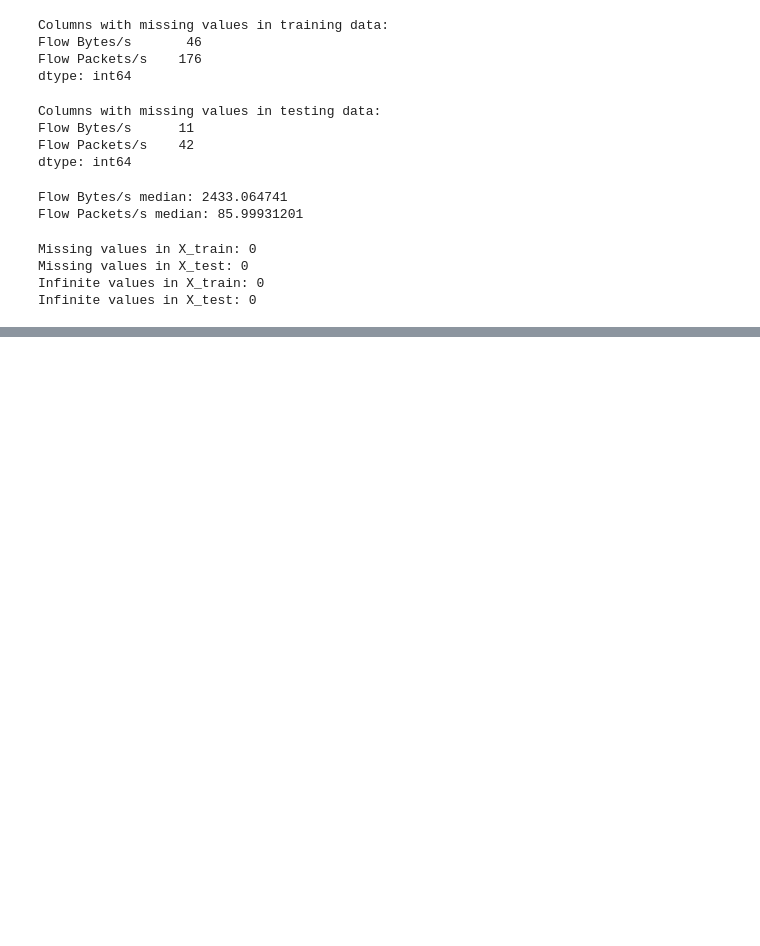
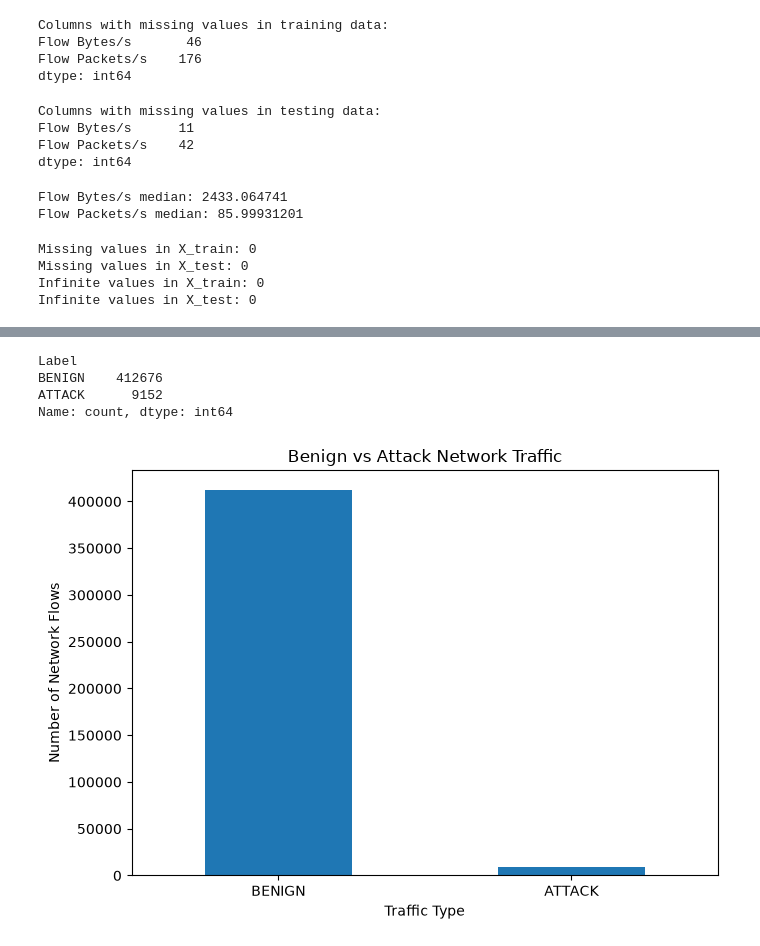
Before and after one commit to Rekha-vkr/network-traffic-analyzer, a Jupyter notebook: notebooks/log_analysis.ipynb, the cells around one changed output, grey strips where cells are left out. Drawn from its saved outputs; the diff is of its cells as text; code cells hidden in the pictures; blank space fills up the shorter version.

```diff
--- a/notebooks/log_analysis.ipynb
+++ b/notebooks/log_analysis.ipynb
@@ -384,0 +532,12 @@ Infinite values in X_test: 0
+# %%
+# Remove records with invalid negative Flow Duration
+
+before = len(df)
+
+df = df[df["Flow Duration"] >= 0].copy()
+
+after = len(df)
+
+print("Records before:", before)
+print("Records removed:", before - after)
+print("Records after:", after)
@@ -384,0 +579,29 @@ Infinite values in X_test: 0
+# %%
+# Recreate Benign vs Attack categories using final cleaned data
+
+traffic_type = df["Label"].apply(
+    lambda x: "BENIGN" if x == "BENIGN" else "ATTACK"
+)
+
+traffic_counts = traffic_type.value_counts()
+
+print(traffic_counts)
+
+plt.figure(figsize=(7, 5))
+traffic_counts.plot(kind="bar")
+
+plt.title("Benign vs Attack Network Traffic")
+plt.xlabel("Traffic Type")
+plt.ylabel("Number of Network Flows")
+plt.xticks(rotation=0)
+plt.tight_layout()
+
+plt.savefig("../results/graphs/benign_vs_attack.png", dpi=300)
+
+plt.show()
+# %% [output]
+Label
+BENIGN    412676
+ATTACK      9152
+Name: count, dtype: int64
+[figure, added]
```
Also changed, not shown: parts of 38 cells of this notebook, 9 other files.
